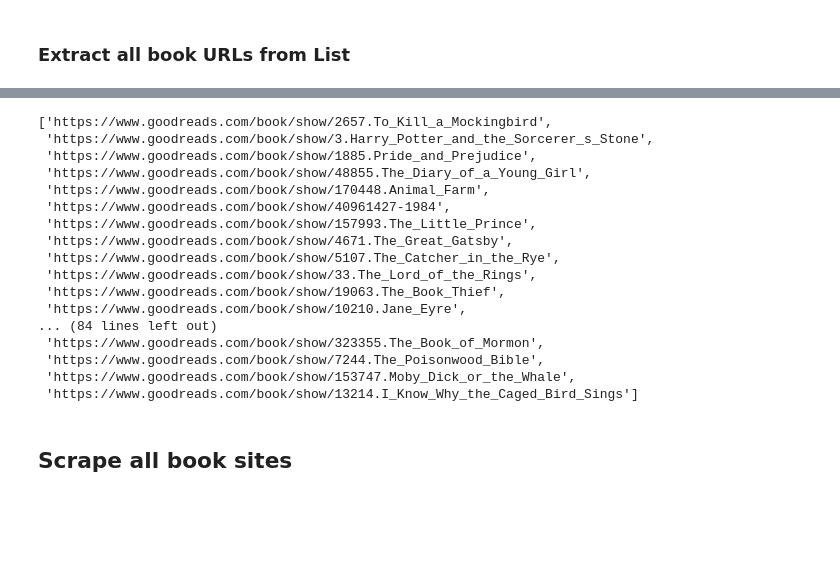
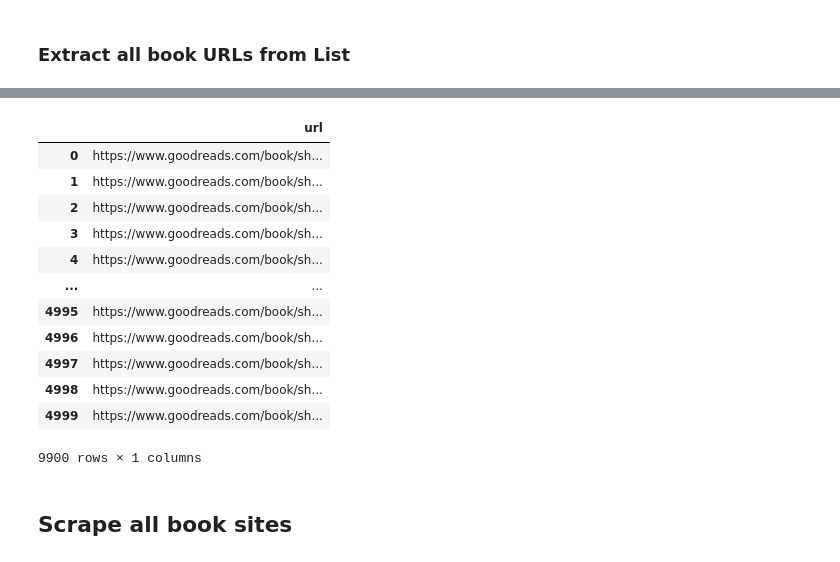
Before and after one commit to AntoniaBl/Ironhack_FinalProject_Books, a Jupyter notebook: Webscraping_Goodreads.ipynb, the cells around one changed output, grey strips where cells are left out. Cells and saved outputs as stored; diff of their text form; code cells hidden in the pictures; blank space fills up the shorter version.

```diff
--- a/Webscraping_Goodreads.ipynb
+++ b/Webscraping_Goodreads.ipynb
@@ -382,24 +379,25 @@ geturls(1,2)
-# %%
-link_list=pd.read_csv('df_urls{pagenr}.csv')
-link_list= link_list['url'].tolist()
-# %% [output]
-['https://www.goodreads.com/book/show/2657.To_Kill_a_Mockingbird',
- 'https://www.goodreads.com/book/show/3.Harry_Potter_and_the_Sorcerer_s_Stone',
- 'https://www.goodreads.com/book/show/1885.Pride_and_Prejudice',
- 'https://www.goodreads.com/book/show/48855.The_Diary_of_a_Young_Girl',
- 'https://www.goodreads.com/book/show/170448.Animal_Farm',
- 'https://www.goodreads.com/book/show/40961427-1984',
- 'https://www.goodreads.com/book/show/157993.The_Little_Prince',
- 'https://www.goodreads.com/book/show/4671.The_Great_Gatsby',
- 'https://www.goodreads.com/book/show/5107.The_Catcher_in_the_Rye',
- 'https://www.goodreads.com/book/show/33.The_Lord_of_the_Rings',
- 'https://www.goodreads.com/book/show/19063.The_Book_Thief',
- 'https://www.goodreads.com/book/show/10210.Jane_Eyre',
-... (84 lines left out)
- 'https://www.goodreads.com/book/show/323355.The_Book_of_Mormon',
- 'https://www.goodreads.com/book/show/7244.The_Poisonwood_Bible',
- 'https://www.goodreads.com/book/show/153747.Moby_Dick_or_the_Whale',
- 'https://www.goodreads.com/book/show/13214.I_Know_Why_the_Caged_Bird_Sings']
+# %%
+#concat url lists
+main_df= pd.DataFrame([])
+
+for file_name in glob.glob(r'C:\Users\anton\Ironhack\Final Project\URLsFinal\*.csv'):
+    df = pd.read_csv(file_name)
+    main_df = pd.concat([main_df,df])
+main_df
+# %% [output]
+|  | url |
+| 0 | https://www.goodreads.com/book/sh... |
+| 1 | https://www.goodreads.com/book/sh... |
+| 2 | https://www.goodreads.com/book/sh... |
+| 3 | https://www.goodreads.com/book/sh... |
+| 4 | https://www.goodreads.com/book/sh... |
+| ... | ... |
+| 4995 | https://www.goodreads.com/book/sh... |
+| 4996 | https://www.goodreads.com/book/sh... |
+| 4997 | https://www.goodreads.com/book/sh... |
+| 4998 | https://www.goodreads.com/book/sh... |
+| 4999 | https://www.goodreads.com/book/sh... |
+9900 rows × 1 columns
 # %% [markdown]
 ## Scrape all book sites
 # %%
```
Also changed, not shown: parts of 10 cells of this notebook.
